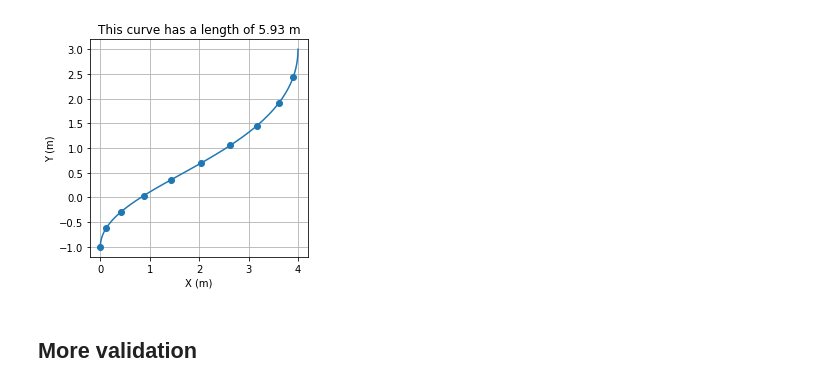
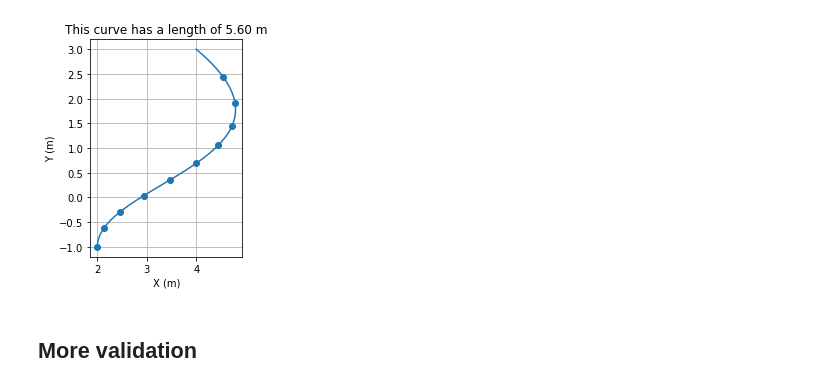
Before and after one commit to lkmuk/modular-mobile-robotics, a Jupyter notebook: examples/piecewise/dev_cubic_spline_one_piece.ipynb, the cells around one changed output. Saved outputs shown, nothing was run; the diff lists cells and outputs as text; code cells hidden in the pictures.

```diff
--- a/examples/piecewise/dev_cubic_spline_one_piece.ipynb
+++ b/examples/piecewise/dev_cubic_spline_one_piece.ipynb
@@ -3,22 +3,22 @@ import numpy as np
 import matplotlib.pyplot as plt
 from mrobotics.piecewise.cubic_onepiece import spline_2d_onepiece
 # %%
-p0 = [0,-1.0]
+p0 = [2,-1.0]
 v0 = [0, 3]
 p1 = [4,3]
-v1 = [0,5.0]
+v1 = [-6.0,5.0]
 t0, t1 = 0.2, 1.5 # larger time gap leads to more bendy curve...
 my_curve = spline_2d_onepiece(t0=t0, t1=t1)
 my_curve.fit_pos_vel_ends(p0, v0 ,p1, v1)
 
 _, ax = plt.subplots()
 my_curve.vis_curve(ax=ax, marker='o', markevery=10)
 ax.set_aspect('equal')
 ax.grid('major')
 ax.set_title(f'This curve has a length of {my_curve.calc_arc_length():.2f} m')
 plt.show()
 # %% [output]
-[figure, old version]
+[figure, new version]
 # %% [markdown]
 ## More validation
 # %%
```
Also changed, not shown: parts of 16 cells of this notebook, 1 other file.
